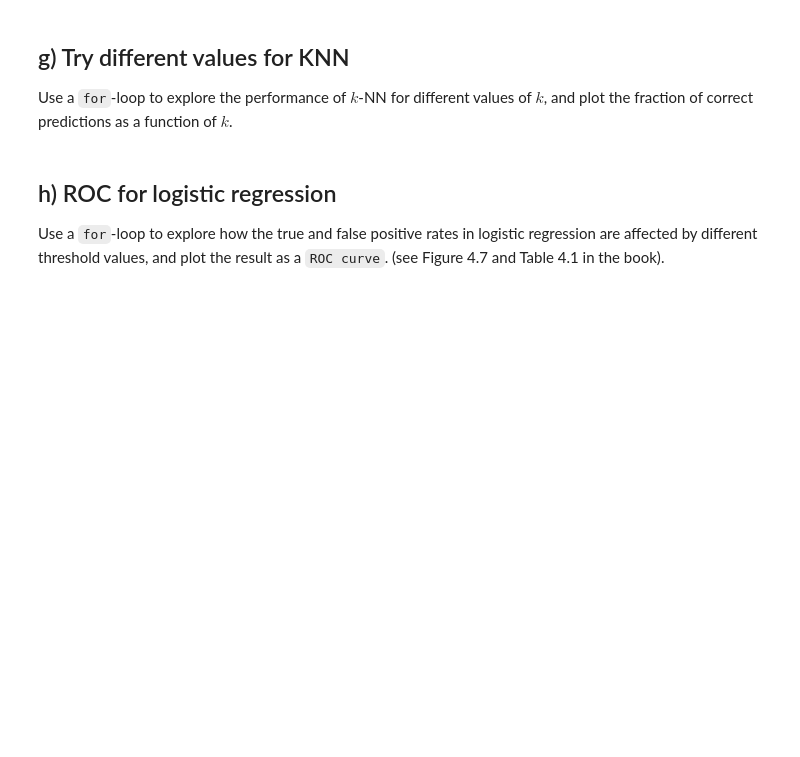
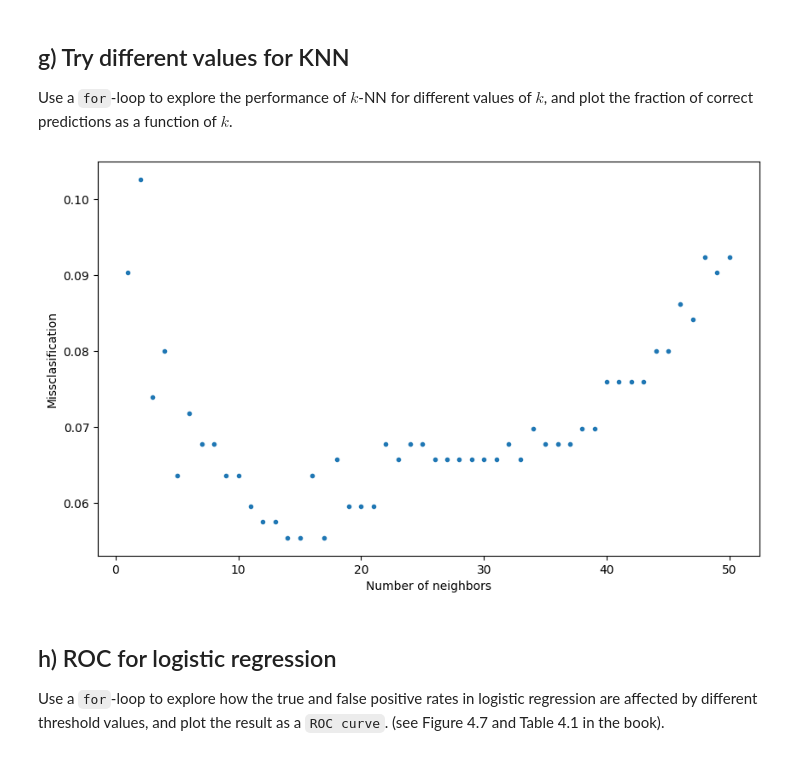
Before and after one commit to enzofarmslayer/university-coursework, a Jupyter notebook: IPML_lab3.ipynb, the cells around one changed output. Cells and saved outputs as stored; diff of their text form; code cells hidden in the pictures; blank space fills up the shorter version.

```diff
--- a/IPML_lab3.ipynb
+++ b/IPML_lab3.ipynb
@@ -623,11 +626,11 @@ Perform logistic regression with `class` as output variable and `V3`, `V4` and `
 # %%
 model = skl_lm.LogisticRegression(solver='lbfgs')
 
-X_train = # TODO
+X_train = train[['V3', 'V4', 'V5']] #TODO
 Y_train = train['class']
-X_test = # TODO
-Y_test = # TODO
+X_test = test[['V3', 'V4', 'V5']]# TODO
+Y_test = test['class'] # TODO
 
-model.f# TODO
+model.fit(X_train, Y_train) # TODO
 print('Model summary:')
 print(model)
@@ -680,3 +774,28 @@ Repeat [(c)](#4.1-c) using QDA. A useful command is `sklearn.discriminant_analys
 # %% [markdown]
 ## f) KNN
 Repeat [(c)](#4.1-c) using $k$-NN (with $k = 1$). A useful commands is `sklearn.neighbors.KNeighborsClassifier()`.
+# %%
+from sklearn.neighbors import KNeighborsClassifier
+
+model = KNeighborsClassifier(n_neighbors=1)
+model.fit(X_train, Y_train)
+
+predict_prob = model.predict_proba(X_test)
+print('The class order in the model:')
+
+print(model.classes_)
+print('Examples of predicted probablities for the above classes:')
+with np.printoptions(suppress=True, precision=3): # Supress scientific notaion, e.g. 1.0e-2.
+    print(predict_prob[0:5])   # inspect the first 5 predictions
+
+prediction = np.empty(len(X_test), dtype=object)
+prediction = np.where(predict_prob[:, 0]>=0.5, 'benign', 'malignant')
+print("First five predictions:")
+print(prediction[0:5], '\n')  # Inspect the first 5 predictions after labeling.
+
+# Confusion matrix
+print("Consufion matrix:")
+print(pd.crosstab(prediction, Y_test),'\n')
+
+# Accuracy
+print(f"Accuracy: {np.mean(prediction == Y_test):.3f}")
@@ -687,16 +825,18 @@ predictions as a function of $k$.
 # %%
 misclassification = []
 for k in range(50):  # Try n_neighbors = 1, 2, ...., 50
-    model = # TODO
-    model.fit # TODO
-    prediction = # TODO
+    model = KNeighborsClassifier(n_neighbors=k+1) # TODO
+    model.fit(X_train, Y_train) # TODO
+    prediction = model.predict(X_test) # TODO
     misclassification.append(np.mean(prediction != Y_test))
 
 K = np.linspace(1, 50, 50)
 plt.plot(K, misclassification,'.')
 plt.ylabel('Missclasification')
 plt.xlabel('Number of neighbors')
 plt.show()
+# %% [output]
+[figure, added]
 # %% [markdown]
 ## h) ROC for logistic regression
 Use a `for`-loop to explore how the true and false positive rates in logistic regression are affected by different threshold values, and plot the result as a `ROC curve`. (see Figure 4.7 and Table 4.1 in the book).
```
Also changed, not shown: parts of 33 cells of this notebook.
